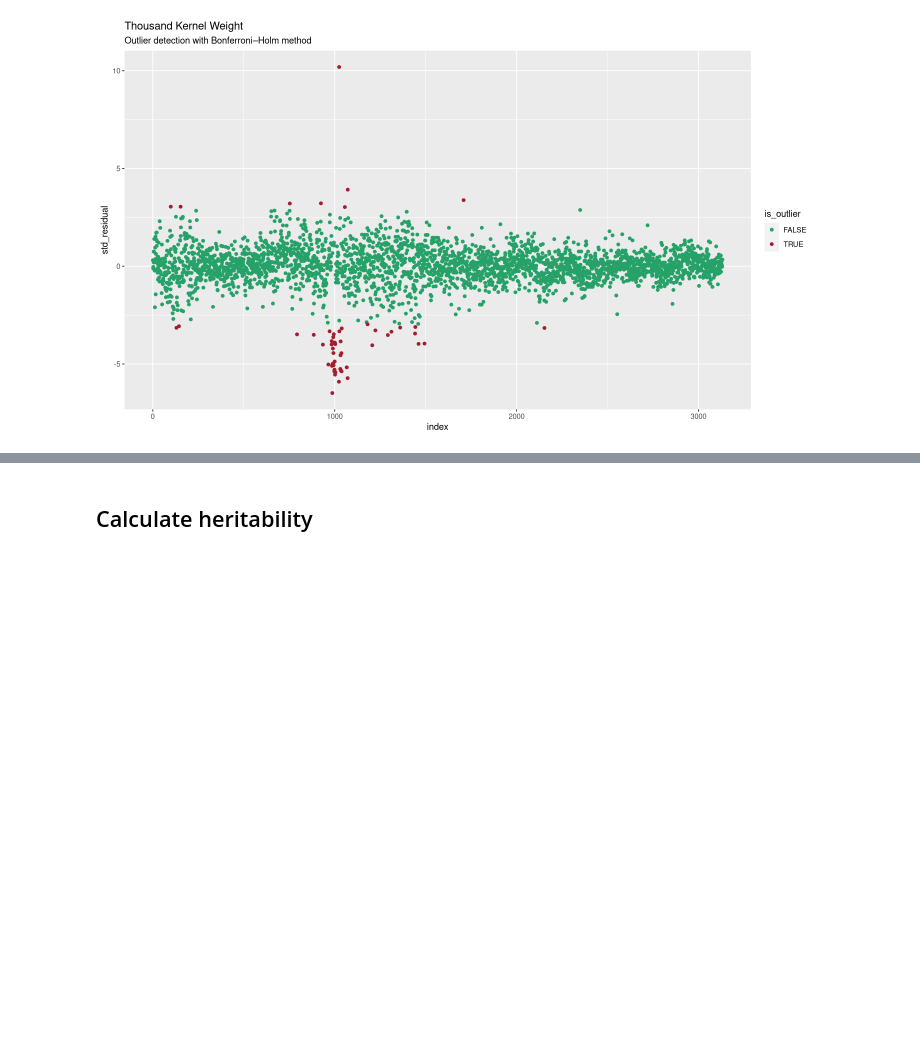
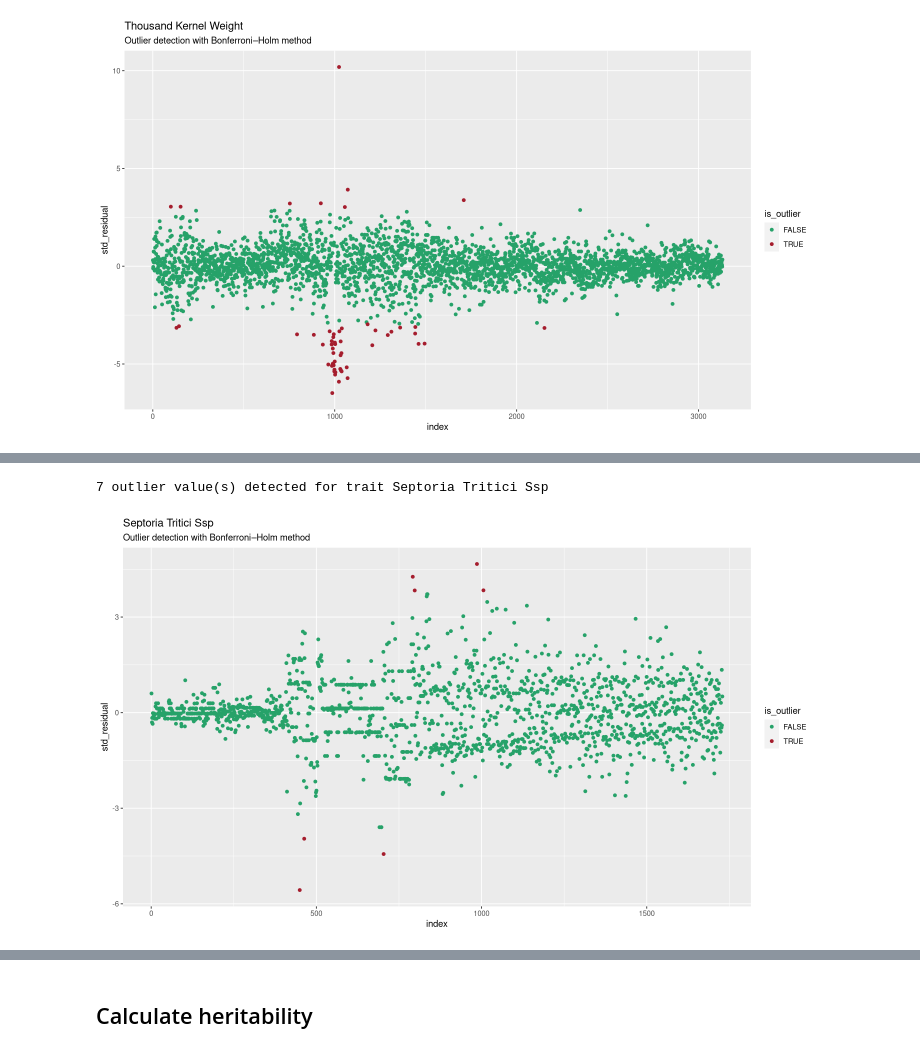
Before and after one commit to AGENTproject/historic_pheno_data_analysis, a Jupyter notebook: CREA-CI_historic_pheno_data_analysis/CREA-CI_historic_wheat_data_analysis.ipynb, the cells around one changed output, grey strips where cells are left out. Drawn from its saved outputs; the diff is of its cells as text; code cells hidden in the pictures; blank space fills up the shorter version.

```diff
--- a/CREA-CI_historic_pheno_data_analysis/CREA-CI_historic_wheat_data_analysis.ipynb
+++ b/CREA-CI_historic_pheno_data_analysis/CREA-CI_historic_wheat_data_analysis.ipynb
@@ -290,0 +427,4 @@ ASReml 4.1.0 Fri Nov 10 12:36:29 2023
+# %%
+asreml_res_ST <- asreml(fixed = septoria_tritici_ssp ~ accenumb, random = ~ campaign,
+                  na.action = na.method(x="omit", y="omit"), residual = ~dsum(~id(units) | campaign),
+                  data = data_corrected_ST_I)
@@ -319,0 +509,5 @@ result_BH_TKW <- make_BH_multtest(asreml_res_TKW)
+# %%
+result_BH_ST <- make_BH_multtest(asreml_res_ST)
+# %% [output]
+7 outlier value(s) detected for trait Septoria Tritici Ssp
+[figure, added]
```
Also changed, not shown: parts of 51 cells of this notebook, 4 other files.
